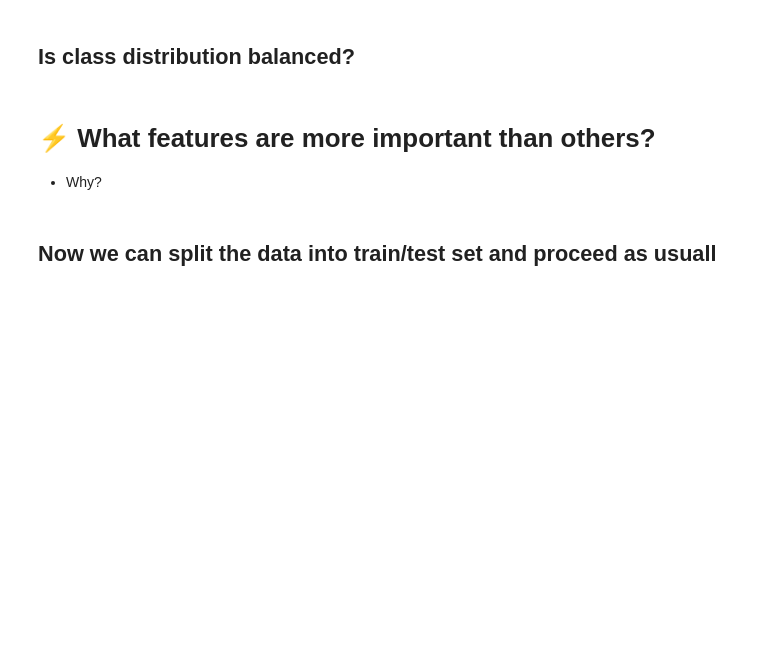
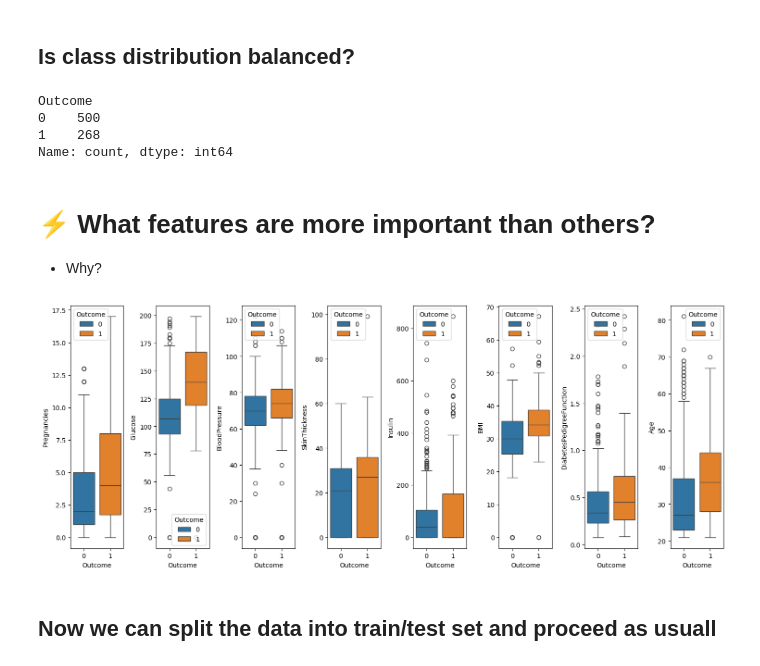
Before and after one commit to lubsar/EFREI-Introduction-to-Machine-Learning, a Jupyter notebook: iml_09.ipynb, the cells around one changed output. Drawn from its saved outputs; the diff is of its cells as text; code cells hidden in the pictures; blank space fills up the shorter version.

```diff
--- a/iml_09.ipynb
+++ b/iml_09.ipynb
@@ -70,7 +96,24 @@ df.head()
 # %% [markdown]
 ## Is class distribution balanced?
+# %%
+df.Outcome.value_counts()
+# %% [output]
+Outcome
+0    500
+1    268
+Name: count, dtype: int64
 # %% [markdown]
 # ⚡ What features are more important than others?
 * Why?
+# %%
+fig, axes = plt.subplots(1, df.shape[1]-1, figsize=(15, 6))
+
+for i, col in enumerate(df.columns[:-1]):
+    ax = axes.flatten()[i]
+    sns.boxplot(data=df, y=col, x='Outcome', ax=ax, hue='Outcome')
+
+fig.tight_layout()
+# %% [output]
+[figure, added]
 # %% [markdown]
 ## Now we can split the data into train/test set and proceed as usuall
```
Also changed, not shown: parts of 38 cells of this notebook, 4 other files.
